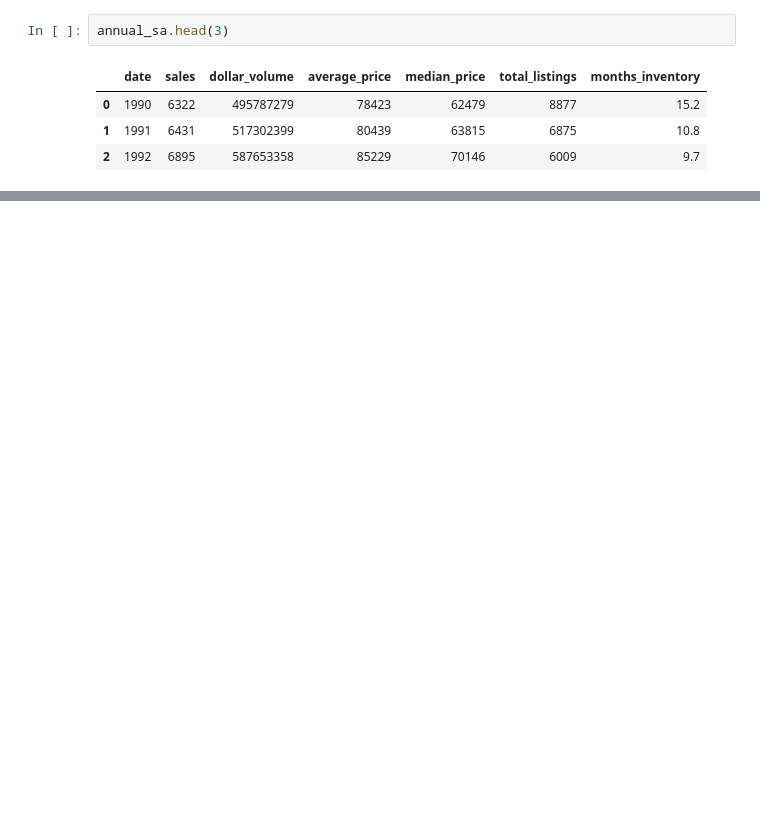
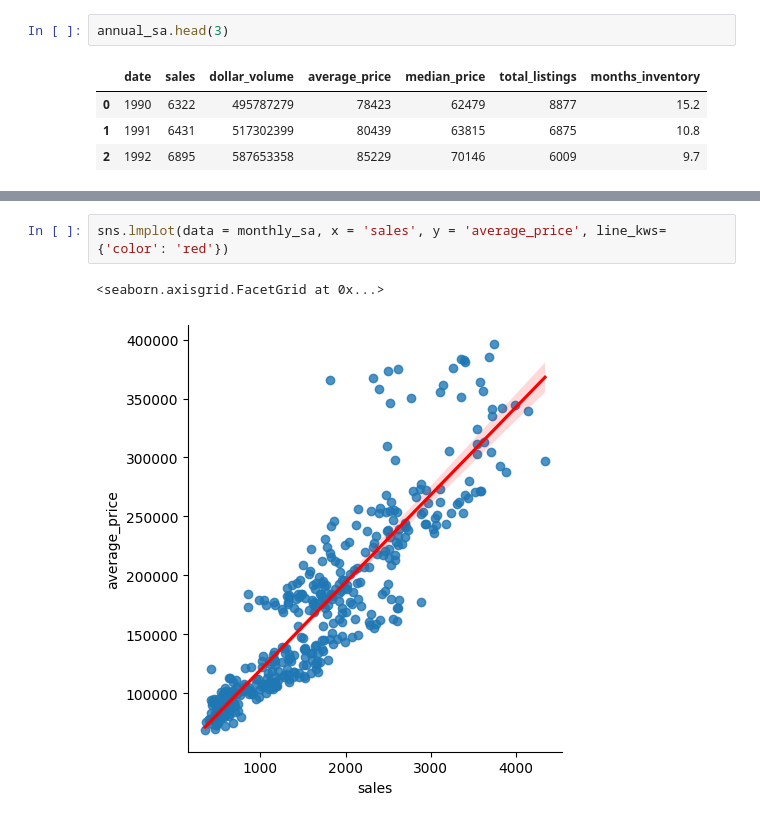
Before and after one commit to nicolas-angarita/texas_real_estate, a Jupyter notebook: explore_major_markets.ipynb, the cells around one changed output, grey strips where cells are left out. Cells and saved outputs as stored; diff of their text form; blank space fills up the shorter version.

```diff
--- a/explore_major_markets.ipynb
+++ b/explore_major_markets.ipynb
@@ -38,0 +85,5 @@ pct_sales.tail(3)
+# %%
+sns.lmplot(data = monthly_sa, x = 'sales', y = 'average_price', line_kws= {'color': 'red'})
+# %% [output]
+<seaborn.axisgrid.FacetGrid at 0x...>
+[figure, added]
```
Also changed, not shown: parts of 13 cells of this notebook.
